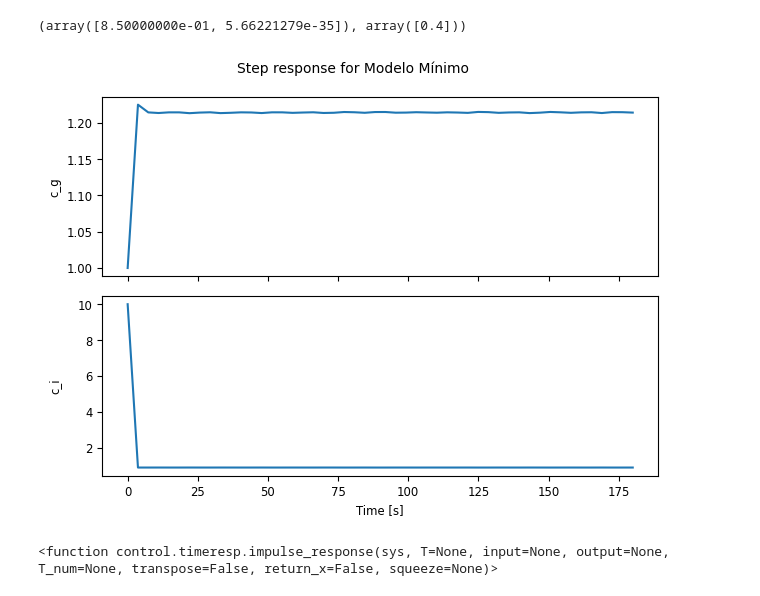
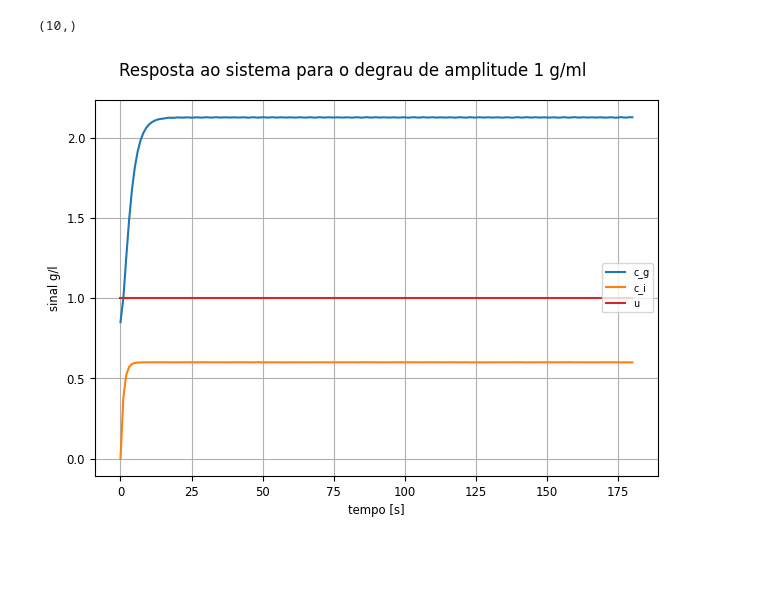
Before and after one commit to mtsz-thiago/TrabalhoDeModelagem, a Jupyter notebook: simulações.ipynb, the cells around one changed output. Drawn from its saved outputs; the diff is of its cells as text; code cells hidden in the pictures; blank space fills up the shorter version.

```diff
--- a/simulações.ipynb
+++ b/simulações.ipynb
@@ -70,6 +78,0 @@ TypeError: clip() missing 1 required positional argument: 'a_max'
-# %%
-estado_inidial = [10, 10]
-
-ct.find_eqpt(dinamicaNormal, x0=estado_inidial, u0=.4)
-# %% [output]
-(array([8.50000000e-01, 5.66221279e-35]), array([0.4]))
@@ -78,12 +79,26 @@ respostaAoImpulso_dinamicaNormal = ct.step_response(dinamicaNormal, T=180, retur
-# %%
-estado_inidial = [1, 10]
-
-respostaAoDegrau_dinamicaNormal = ct.step_response(dinamicaNormal, T=180, return_x=True, X0=estado_inidial)
-
-step_plots = ct.time_response_plot(respostaAoDegrau_dinamicaNormal)
-# %% [output]
-[figure, removed]
-# %%
-ct.impulse_response
-# %% [output]
-<function control.timeresp.impulse_response(sys, T=None, input=None, output=None, T_num=None, transpose=False, return_x=False, squeeze=None)>
+# %%
+linspace(0,1,10).shape
+# %% [output]
+(10,)
+# %%
+def simulate_system(model: ct.InputOutputSystem, initial_state, insulinInput, elapsedTime = 180):
+    time = np.linspace(0,elapsedTime,elapsedTime)
+    response = ct.input_output_response(model, T=time, U=insulinInput, X0=initial_state, return_x=True)
+    return response, time
+
+def simulate_step(model: ct.InputOutputSystem, initial_state, amplitude = 5, elapsedTime = 180):
+    insulinInput =  amplitude*np.ones(shape=(elapsedTime,))
+    return simulate_system(model, initial_state, insulinInput, elapsedTime)
+
+def simulate_degrau_finito(model: ct.InputOutputSystem, initial_state, amplitude = 5, duration=3, elapsedTime = 3600):
+    insulinInput = np.zeros(shape=(elapsedTime,))
+    insulinInput[0:duration] = amplitude
+    return simulate_system(model, initial_state, insulinInput, elapsedTime)
+# %%
+initial_state = [0, 0]
+equilibrium_state = [parametros_normais["g_e"], 0]
+
+stepAmpliteude = 1
+elapsedTime=180
+
+stepResponse, time = simulate_step(dinamicaNormal, equilibrium_state, stepAmpliteude, elapsedTime=elapsedTime)
@@ -89,0 +113,14 @@ ct.impulse_response
+# %%
+fig = plt.figure()
+step_plots = ct.time_response_plot(stepResponse, overlay_traces=True, overlay_signals=True, plot_inputs='overlay')
+
+fig.suptitle(f"Resposta ao sistema para o degrau de amplitude {stepAmpliteude} g/ml")
+for ax in fig.axes:
+    ax.grid(visible=True)
+    ax.set_ylabel('sinal g/l')
+
+plt.xlabel("tempo [s]")
+
+plt.show()
+# %% [output]
+[figure, added]
```
Also changed, not shown: parts of 7 cells of this notebook.
